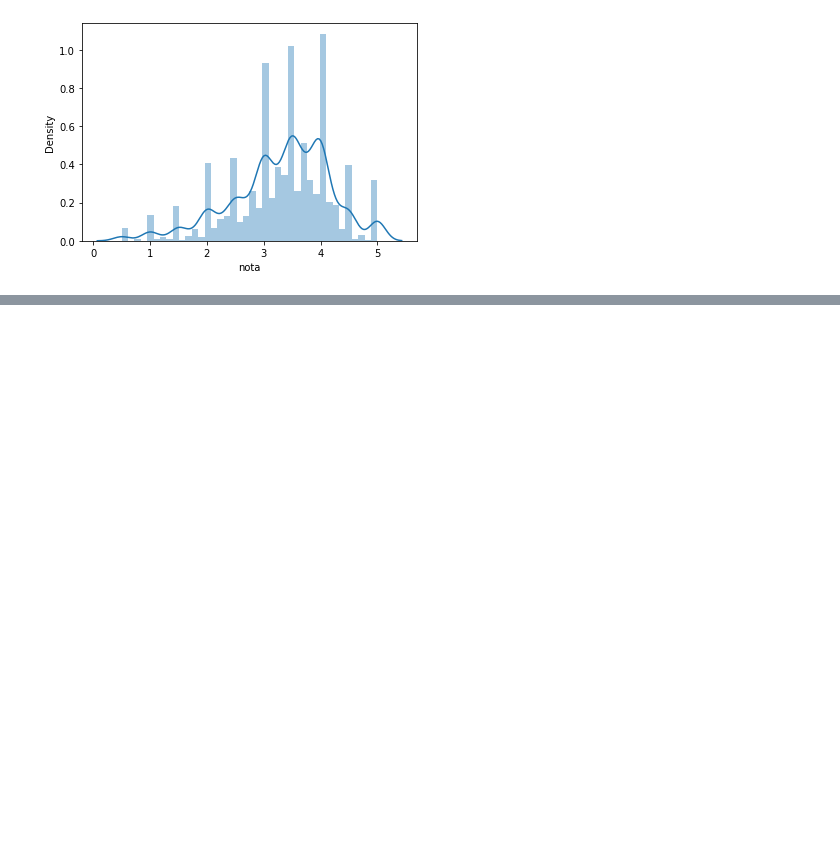
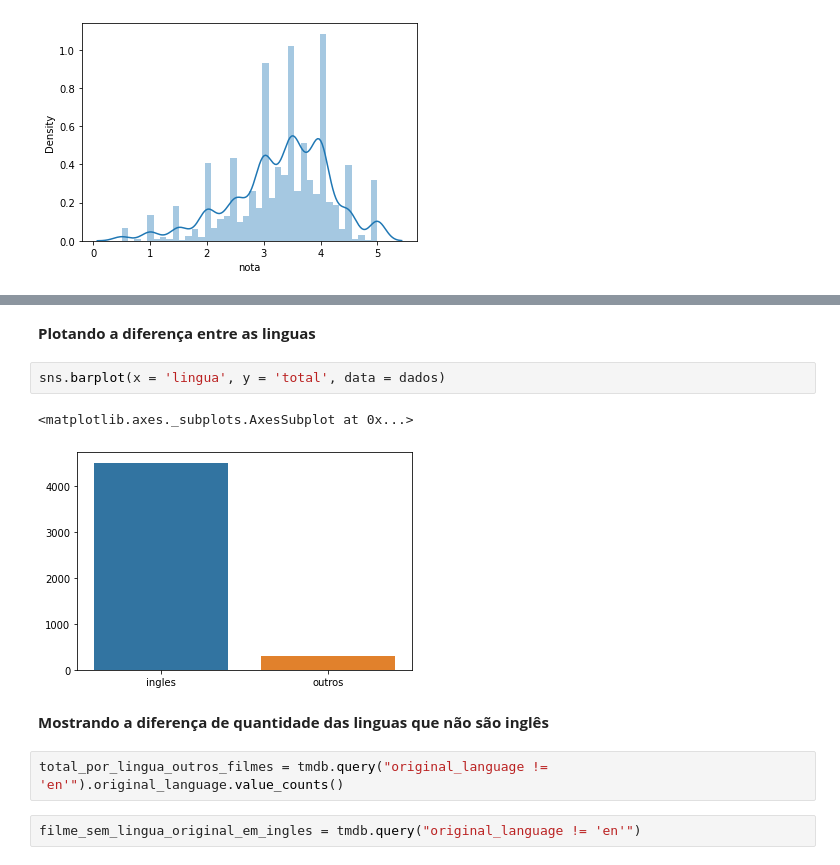
Before and after one commit to alanfmorato/MovieReview, a Jupyter notebook: Movie_Analysis.ipynb, the cells around one changed output, grey strips where cells are left out. Cells and saved outputs as stored; diff of their text form; blank space fills up the shorter version.

```diff
--- a/Movie_Analysis.ipynb
+++ b/Movie_Analysis.ipynb
@@ -167,0 +240,13 @@ sns.distplot(medias_filmes, bins=40)
+# %% [markdown]
+**Plotando a diferença entre as linguas**
+# %%
+sns.barplot(x = 'lingua', y = 'total', data = dados)
+# %% [output]
+<matplotlib.axes._subplots.AxesSubplot at 0x...>
+[figure, added]
+# %% [markdown]
+**Mostrando a diferença de quantidade das linguas que não são inglês**
+# %%
+total_por_lingua_outros_filmes = tmdb.query("original_language != 'en'").original_language.value_counts()
+# %%
+filme_sem_lingua_original_em_ingles = tmdb.query("original_language != 'en'")
```
Also changed, not shown: parts of 15 cells of this notebook.
